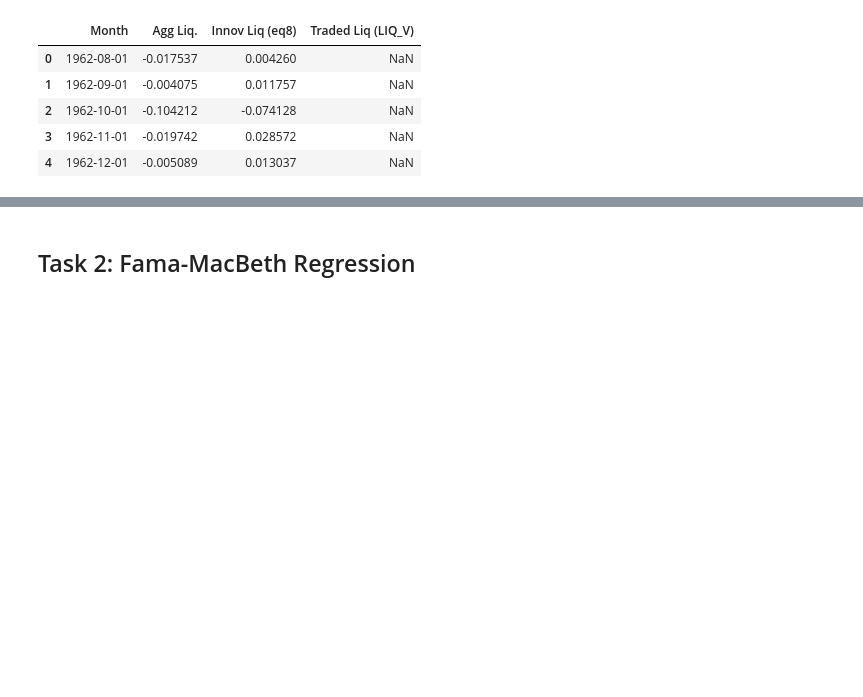
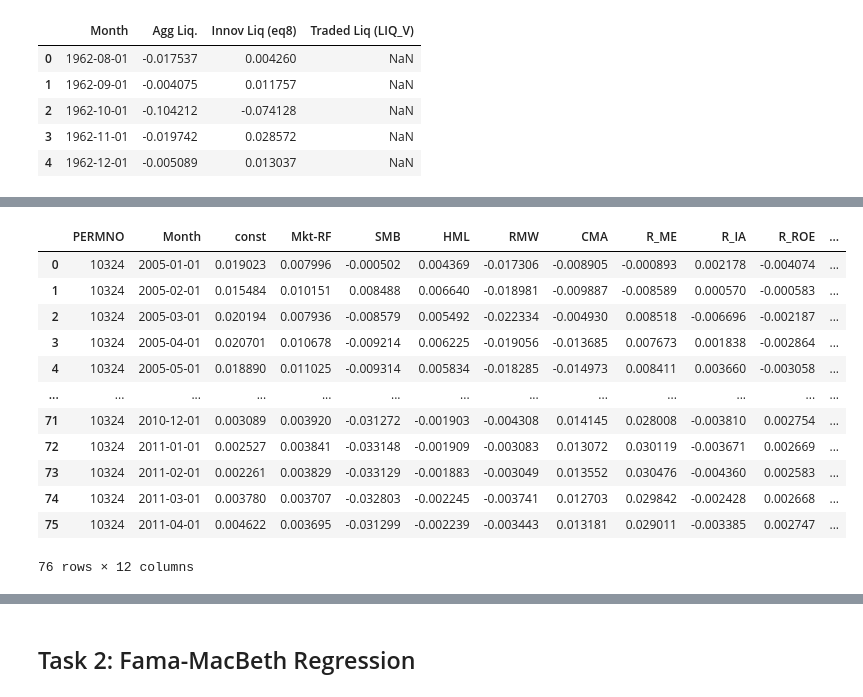
Before and after one commit to yeyechen/HKU-MFIN7034-ML, a Jupyter notebook: coursework_1.ipynb, the cells around one changed output, grey strips where cells are left out. Saved outputs shown, nothing was run; the diff lists cells and outputs as text; code cells hidden in the pictures; blank space fills up the shorter version.

```diff
--- a/coursework_1.ipynb
+++ b/coursework_1.ipynb
@@ -117,0 +131,43 @@ liq_df.head()
+# %%
+window_size = 60 # 5 years rolling window
+stock_ids = return_df['PERMNO'].unique()
+factor_names = ['Mkt-RF', 'SMB', 'HML', 'RMW', 'CMA', 'R_ME', 'R_IA', 'R_ROE', 'R_EG']
+result_df = pd.DataFrame(columns=['PERMNO', 'Month', 'const'] + factor_names)
+
+# TODO: run regression for all stocks, add another layer of iteration
+temp_id = 10324
+temp_df = factor_reg_df[factor_reg_df['PERMNO'] == temp_id]
+
+for i in range(window_size, len(temp_df)):
+  # data until previous month
+  window_df = temp_df.iloc[i-window_size: i]
+  curr_month = temp_df['Month'][i]
+
+  # running regression
+  X = sm.add_constant(window_df[factor_names])
+  y = window_df['MthRet']
+  model = sm.OLS(y, X).fit()
+
+  # create result row
+  res_row = {
+    'PERMNO': temp_id,
+    'Month': curr_month,
+    **dict(zip(['const'] + factor_names, model.params))
+  }
+  result_df = pd.concat([result_df, pd.DataFrame([res_row])], ignore_index=True)
+
+result_df
+# %% [output]
+|  | PERMNO | Month | const | Mkt-RF | SMB | HML | RMW | CMA | R_ME | R_IA | R_ROE | ... |
+| 0 | 10324 | 2005-01-01 | 0.019023 | 0.007996 | -0.000502 | 0.004369 | -0.017306 | -0.008905 | -0.000893 | 0.002178 | -0.004074 | ... |
+| 1 | 10324 | 2005-02-01 | 0.015484 | 0.010151 | 0.008488 | 0.006640 | -0.018981 | -0.009887 | -0.008589 | 0.000570 | -0.000583 | ... |
+| 2 | 10324 | 2005-03-01 | 0.020194 | 0.007936 | -0.008579 | 0.005492 | -0.022334 | -0.004930 | 0.008518 | -0.006696 | -0.002187 | ... |
+| 3 | 10324 | 2005-04-01 | 0.020701 | 0.010678 | -0.009214 | 0.006225 | -0.019056 | -0.013685 | 0.007673 | 0.001838 | -0.002864 | ... |
+| 4 | 10324 | 2005-05-01 | 0.018890 | 0.011025 | -0.009314 | 0.005834 | -0.018285 | -0.014973 | 0.008411 | 0.003660 | -0.003058 | ... |
+| ... | ... | ... | ... | ... | ... | ... | ... | ... | ... | ... | ... | ... |
+| 71 | 10324 | 2010-12-01 | 0.003089 | 0.003920 | -0.031272 | -0.001903 | -0.004308 | 0.014145 | 0.028008 | -0.003810 | 0.002754 | ... |
+| 72 | 10324 | 2011-01-01 | 0.002527 | 0.003841 | -0.033148 | -0.001909 | -0.003083 | 0.013072 | 0.030119 | -0.003671 | 0.002669 | ... |
+| 73 | 10324 | 2011-02-01 | 0.002261 | 0.003829 | -0.033129 | -0.001883 | -0.003049 | 0.013552 | 0.030476 | -0.004360 | 0.002583 | ... |
+| 74 | 10324 | 2011-03-01 | 0.003780 | 0.003707 | -0.032803 | -0.002245 | -0.003741 | 0.012703 | 0.029842 | -0.002428 | 0.002668 | ... |
+| 75 | 10324 | 2011-04-01 | 0.004622 | 0.003695 | -0.031299 | -0.002239 | -0.003443 | 0.013181 | 0.029011 | -0.003385 | 0.002747 | ... |
+76 rows × 12 columns
```
Also changed, not shown: parts of 7 cells of this notebook.
